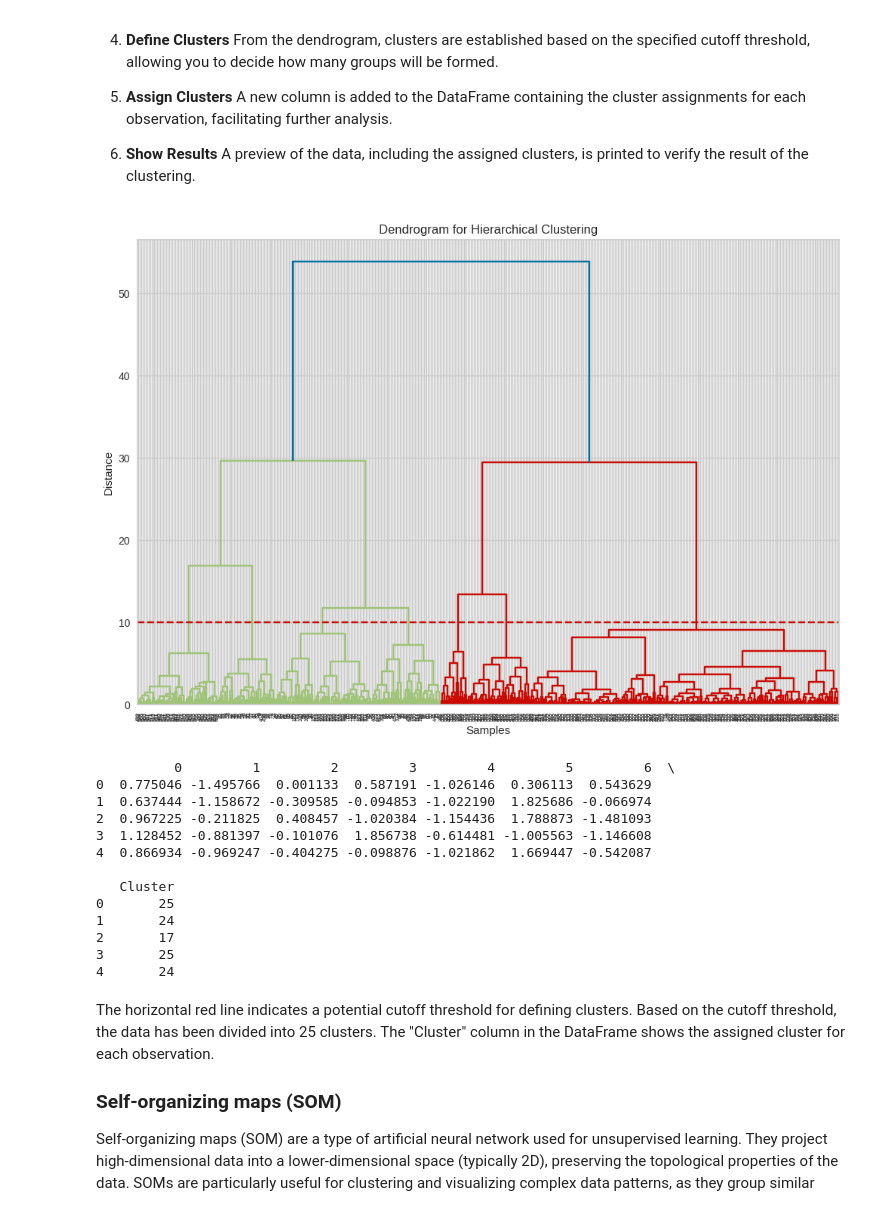
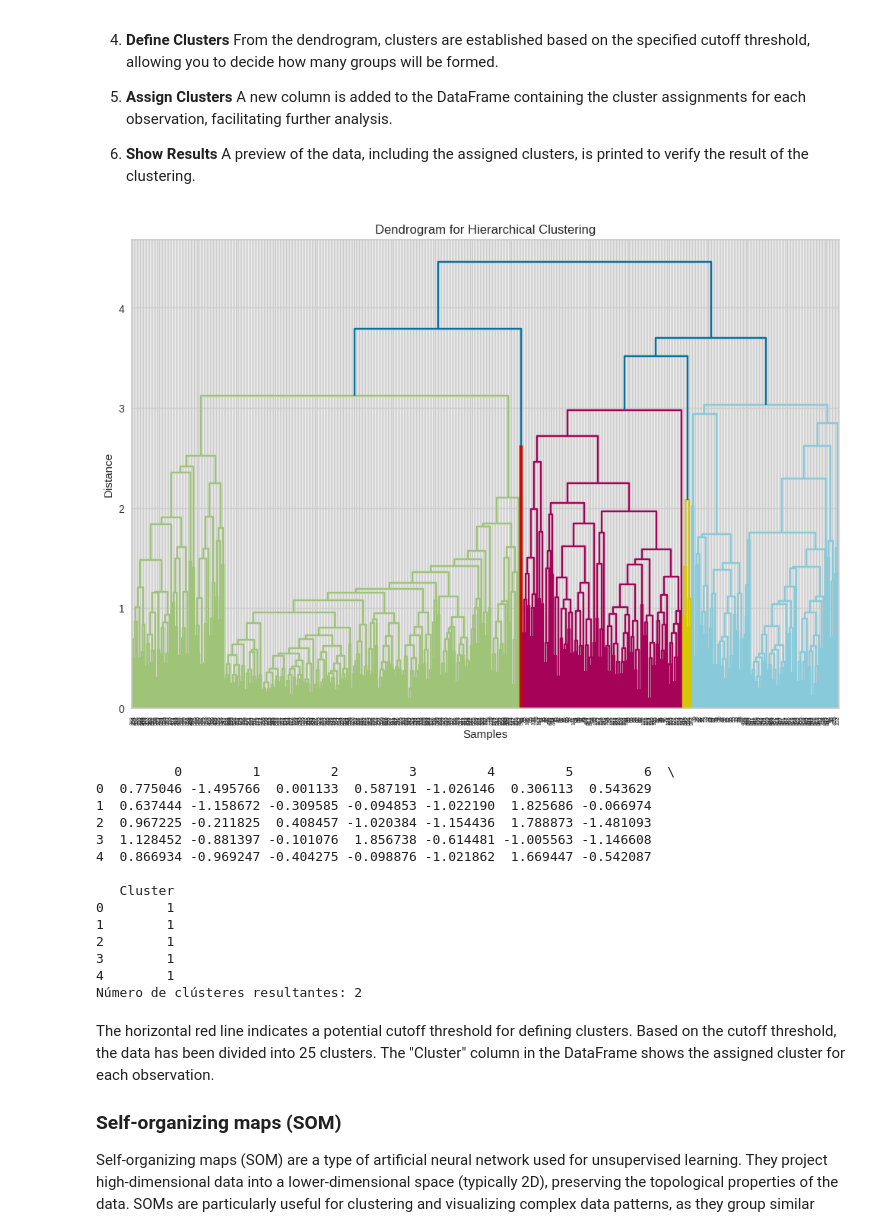
Before and after one commit to Diegodepab/clustering_genes, a Jupyter notebook: code/Lab1_sporulation_filtered.ipynb, the cells around one changed output. Drawn from its saved outputs; the diff is of its cells as text; code cells hidden in the pictures.

```diff
--- a/code/Lab1_sporulation_filtered.ipynb
+++ b/code/Lab1_sporulation_filtered.ipynb
@@ -460,42 +462,45 @@ In this method
 
 6. **Show Results** A preview of the data, including the assigned clusters, is printed to verify the result of the clustering.
 # %%
-# Supongamos que 'scaled_data' es tu DataFrame original
 # Asegúrate de que 'scaled_data' es un DataFrame de pandas
-scaled_data = pd.DataFrame(scaled_data)  # si scaled_data no es un DataFrame
+scaled_data = pd.DataFrame(scaled_data)  # Si scaled_data no es un DataFrame
 
 # Escalar los datos
 scaler = StandardScaler()
 scaled_data = scaler.fit_transform(scaled_data)
 
 # Aplicar el método de enlace (linkage)
-linked = linkage(scaled_data, method='ward')  # Puedes elegir 'single', 'complete', 'average', 'ward'
+linked = linkage(scaled_data, method='average')  # Puedes elegir 'single', 'complete', 'average', 'ward'
 
 # Crear el dendrograma
 plt.figure(figsize=(12, 8))
 dendrogram(linked,
            orientation='top',
            distance_sort='descending',
            show_leaf_counts=True)
 plt.title('Dendrogram for Hierarchical Clustering')
 plt.xlabel('Samples')
 plt.ylabel('Distance')
-plt.axhline(y=10, color='r', linestyle='--')  # Líneas horizontales para indicar el corte de los clusters
+plt.axhline(y=10, color='r', linestyle='--')  # Línea horizontal para indicar el corte de los clusters
 plt.show()
 
 # Crear clusters a partir del dendrograma
 # Ajusta el valor de t según lo que visualices en el dendrograma
 t = 4  # Este es el umbral de corte, ajústalo según tu dendrograma
 clusters = fcluster(linked, t, criterion='distance')
 
 # Añadir los clusters al DataFrame
 scaled_data_df = pd.DataFrame(scaled_data)
 scaled_data_df['Cluster'] = clusters
 
 # Mostrar los resultados de los clusters
 print(scaled_data_df.head())
+
+# Calcular y mostrar el número de clústeres resultantes
+num_clusters = len(np.unique(clusters))
+print(f'Número de clústeres resultantes: {num_clusters}')
 # %% [output]
-[figure, old version]
+[figure, new version]
           0         1         2         3         4         5         6  \
 0  0.775046 -1.495766  0.001133  0.587191 -1.026146  0.306113  0.543629
 1  0.637444 -1.158672 -0.309585 -0.094853 -1.022190  1.825686 -0.066974
@@ -504,11 +509,12 @@ print(scaled_data_df.head())
 4  0.866934 -0.969247 -0.404275 -0.098876 -1.021862  1.669447 -0.542087
 
    Cluster
-0       25
-1       24
-2       17
-3       25
-4       24
+0        1
+1        1
+2        1
+3        1
+4        1
+Número de clústeres resultantes: 2
 # %% [markdown]
 The horizontal red line indicates a potential cutoff threshold for defining clusters. Based on the cutoff threshold, the data has been divided into 25 clusters. The "Cluster" column in the DataFrame shows the assigned cluster for each observation.
 
```
Also changed, not shown: parts of 8 cells of this notebook, 20 other files.
